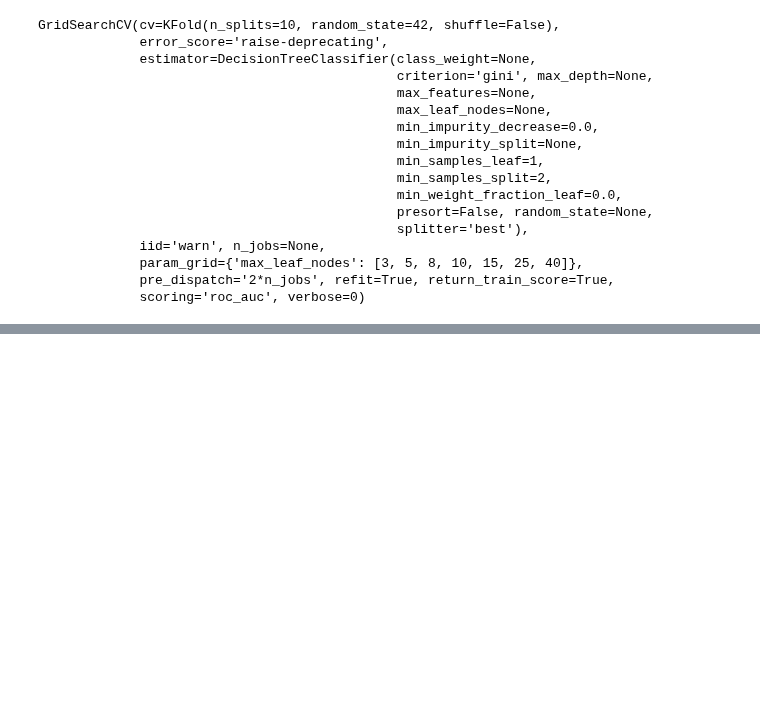
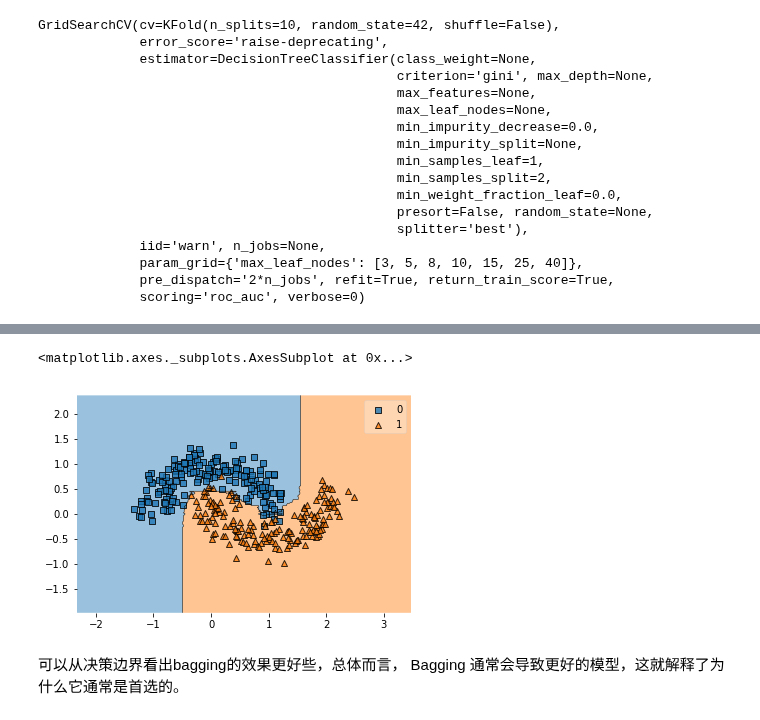
Before and after one commit to OneStepAndTwoSteps/Data_Analysis_notes, a Jupyter notebook: 数据分析-项目实战/5、决策树/决策树.ipynb, the cells around one changed output, grey strips where cells are left out. Saved outputs shown, nothing was run; the diff lists cells and outputs as text; code cells hidden in the pictures; blank space fills up the shorter version.

```diff
--- a/数据分析-项目实战/5、决策树/决策树.ipynb
+++ b/数据分析-项目实战/5、决策树/决策树.ipynb
@@ -322,0 +479,11 @@ dict_keys(['mean_fit_time', 'std_fit_time', 'mean_score_time', 'std_score_time',
+# %%
+bagging_dt_clf = BaggingClassifier(DecisionTreeClassifier(),n_estimators=500,max_samples=100,bootstrap=True,n_jobs=1)
+bagging_dt_clf.fit(x_train,y_train)
+y_pred = bagging_dt_clf.predict(x_test)
+# %%
+plot_decision_regions(x_train,y_train,bagging_dt_clf)
+# %% [output]
+<matplotlib.axes._subplots.AxesSubplot at 0x...>
+[figure, added]
+# %% [markdown]
+可以从决策边界看出bagging的效果更好些，总体而言， Bagging	通常会导致更好的模型，这就解释了为什么它通常是首选的。
```
Also changed, not shown: parts of 30 cells of this notebook, 4 other files.
